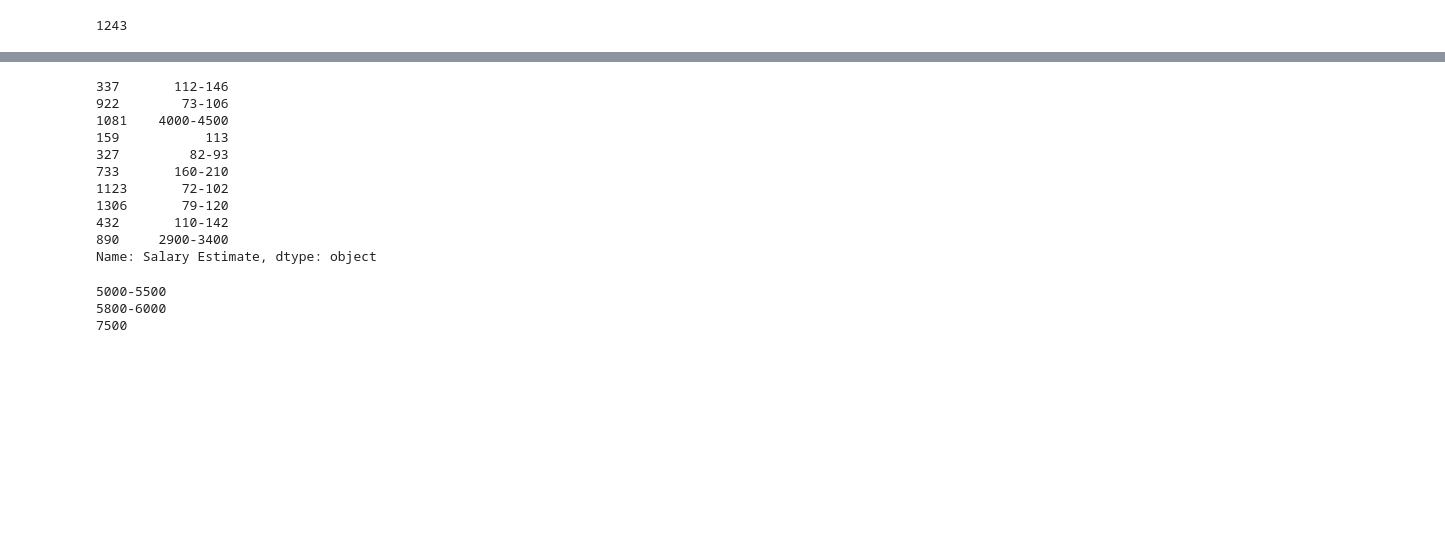
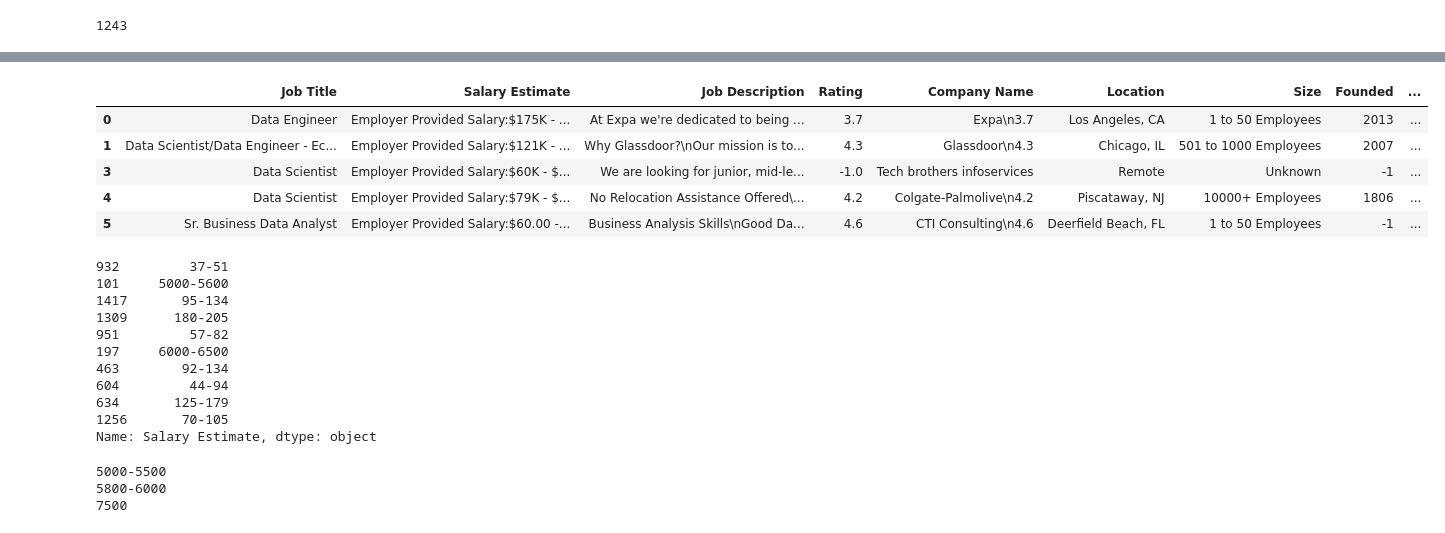
Before and after one commit to AlyAEE/Data-Roles-Salary-Prediction-Project, a Jupyter notebook: Notebooks/02.DataPreprocessing_unique.ipynb, the cells around one changed output, grey strips where cells are left out. Cells and saved outputs as stored; diff of their text form; code cells hidden in the pictures; blank space fills up the shorter version.

```diff
--- a/Notebooks/02.DataPreprocessing_unique.ipynb
+++ b/Notebooks/02.DataPreprocessing_unique.ipynb
@@ -125,19 +125,34 @@ raw_df['Salary Estimate'].sample(20)
 Name: Salary Estimate, dtype: object
+# %%
+raw_df = raw_df.copy()
+# create a column for if it is per hour salries
+raw_df['hourly'] = raw_df['Salary Estimate'].apply(lambda x: 1 if 'per hour' in x.lower() else 0)
+# create a column if salaries are provided by the employer
+raw_df['employer_provided'] = raw_df['Salary Estimate'].apply(lambda x: 1 if 'employer provided salary:' in x.lower() else 0)
+# %%
+raw_df.head()
+# %% [output]
+|  | Job Title | Salary Estimate | Job Description | Rating | Company Name | Location | Size | Founded | ... |
+| 0 | Data Engineer | Employer Provided Salary:$175K - ... | At Expa we're dedicated to being ... | 3.7 | Expa\n3.7 | Los Angeles, CA | 1 to 50 Employees | 2013 | ... |
+| 1 | Data Scientist/Data Engineer - Ec... | Employer Provided Salary:$121K - ... | Why Glassdoor?\nOur mission is to... | 4.3 | Glassdoor\n4.3 | Chicago, IL | 501 to 1000 Employees | 2007 | ... |
+| 3 | Data Scientist | Employer Provided Salary:$60K - $... | We are looking for junior, mid-le... | -1.0 | Tech brothers infoservices | Remote | Unknown | -1 | ... |
+| 4 | Data Scientist | Employer Provided Salary:$79K - $... | No Relocation Assistance Offered\... | 4.2 | Colgate-Palmolive\n4.2 | Piscataway, NJ | 10000+ Employees | 1806 | ... |
+| 5 | Sr. Business Data Analyst | Employer Provided Salary:$60.00 -... | Business Analysis Skills\nGood Da... | 4.6 | CTI Consulting\n4.6 | Deerfield Beach, FL | 1 to 50 Employees | -1 | ... |
 # %%
 # Use Regex to Remove Text in the Salary Column
 salary = raw_df['Salary Estimate'].str.replace(r'[^0-9-_]', '',regex = True)
 salary.sample(10)
 # %% [output]
-337       112-146
-922        73-106
-1081    4000-4500
-159           113
-327         82-93
-733       160-210
-1123       72-102
-1306       79-120
-432       110-142
-890     2900-3400
+932         37-51
+101     5000-5600
+1417       95-134
+1309      180-205
+951         57-82
+197     6000-6500
+463        92-134
+604         44-94
+634       125-179
+1256       70-105
 Name: Salary Estimate, dtype: object
 # %%
 # there is a problem with the perhour salaries after removing the text
```
Also changed, not shown: parts of 27 cells of this notebook, 11 other files.
